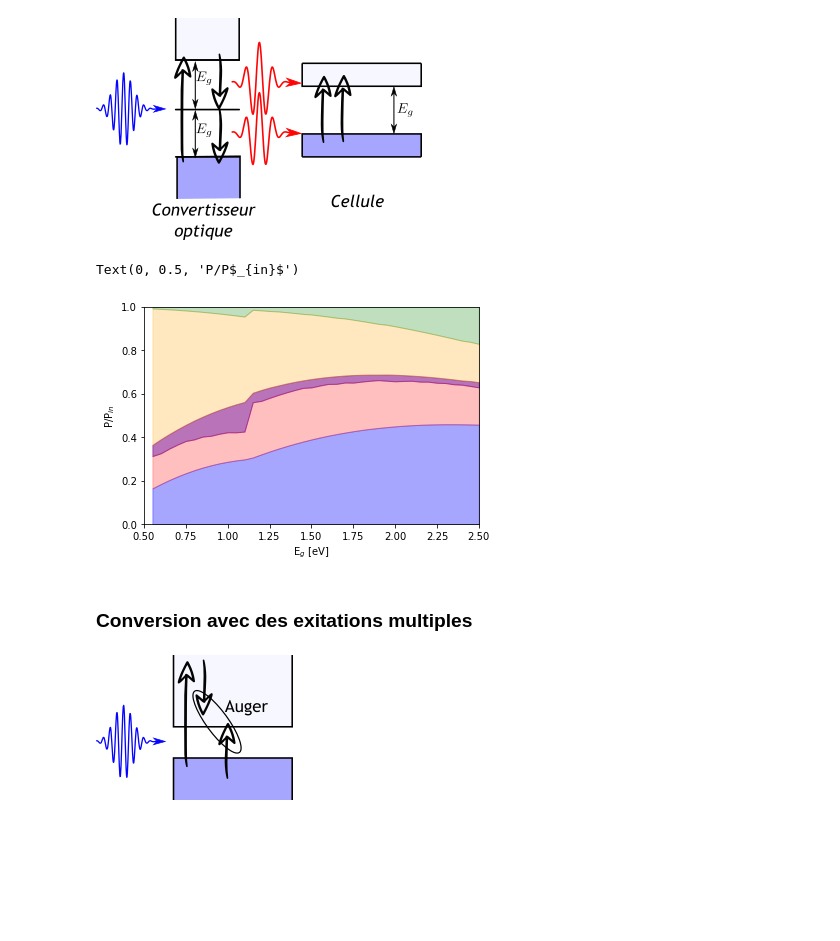
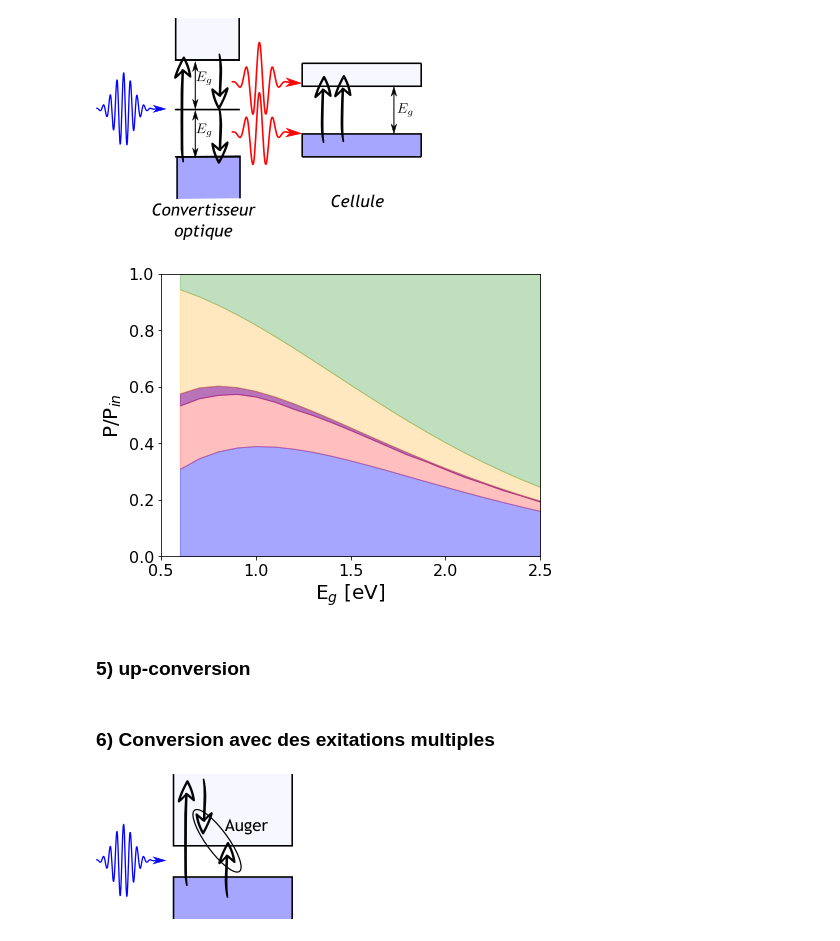
Before and after one commit to mamara1/AHESC, a Jupyter notebook: Advance_Solar_Cells.ipynb, the cells around one changed output. Saved outputs shown, nothing was run; the diff lists cells and outputs as text; code cells hidden in the pictures; blank space fills up the shorter version.

```diff
--- a/Advance_Solar_Cells.ipynb
+++ b/Advance_Solar_Cells.ipynb
@@ -28,15 +48,22 @@ eps_em = np.pi
 # %%
 PCE_lost = SC.Shockley_Quesseir(listEg1, Tamb, Tsun, eps_in, eps_em)
 # %%
-fig, ax = plt.subplots()
+filename = '0-shockley-queisser'
+fig, ax = plt.subplots(figsize=figSize)
+#plt.subplots_adjust(left=0.2)
+xLabel = 'E$_g$ [eV]'
+yLabel = 'P/P$_{in}$'
 ax.fill_between(listEg1, PCE_lost[0], 0, color='blue', alpha=0.350)
 ax.fill_between(listEg1,  PCE_lost[1], PCE_lost[0], color='red', alpha=0.25)
 ax.fill_between(listEg1,  PCE_lost[2], PCE_lost[1], color='purple', alpha=0.75)
-ax.fill_between(listEg1,  1, PCE_lost[2], color='green', alpha=0.25)
+ax.fill_between(listEg1,  PCE_lost[3], PCE_lost[2], color='orange', alpha=0.25)
+ax.fill_between(listEg1,  PCE_lost[4],  PCE_lost[3], color='green', alpha=0.25)
 ax.set_ylim(0, 1.)
 ax.set_xlim(0.5, 2.5)
-ax.set_xlabel('E$_g$ [eV]')
-ax.set_ylabel('P/P$_{in}$')
-plt.show()
+
+setLayout(dictPlotParams,xLabel=xLabel,yLabel=yLabel)
+
+savePlot(foldSaveFig,filename)
+
 print('Maximum efficiency= ', round(np.amax(PCE_lost[0]) *100,1),'%')
 # %% [output]
@@ -99,27 +130,31 @@ Text(0, 0.5, 'P/P$_{in}$')
 # %% [markdown]
 ![Downcnversion.png](attachment:Downcnversion.png)
 # %%
-PCE_lost = np.array(pd.read_table("data/IBSC.csv", sep=',', header=0))
+PCE_lost = np.array(pd.read_table("data/DownConv.csv", sep=',', header=0))
 # %%
-fig, ax = plt.subplots()
+filename = '3-down-conversion'
+fig, ax = plt.subplots(figsize=figSize)
 Col_lost = PCE_lost[:,1] + PCE_lost[:,5]
 Rad_lost = Col_lost + PCE_lost[:,4]
 Th_lost  = Rad_lost + PCE_lost[:,3]
 Abs_lost = Th_lost + PCE_lost[:,2]
-ax.fill_between(listEg1,  PCE_lost[:,1], 0, color='blue', alpha=0.350, label ='Convertie')
-ax.fill_between(listEg1,  Col_lost, PCE_lost[:,1], color='red', alpha=0.25, label ='Collectée')
-ax.fill_between(listEg1,  Rad_lost , Col_lost , color='purple', alpha=0.55, label ='Recombinée')
-ax.fill_between(listEg1,  Th_lost , Rad_lost , color='orange', alpha=0.25, label ='Thermalisée')
-ax.fill_between(listEg1,  Abs_lost, Th_lost, color='green', alpha=0.25, label ='Non absorbée')
+ax.fill_between(PCE_lost[:,0],  PCE_lost[:,1], 0, color='blue', alpha=0.350, label ='Convertie')
+ax.fill_between(PCE_lost[:,0],  Col_lost, PCE_lost[:,1], color='red', alpha=0.25, label ='Collectée')
+ax.fill_between(PCE_lost[:,0],  Rad_lost , Col_lost , color='purple', alpha=0.55, label ='Recombinée')
+ax.fill_between(PCE_lost[:,0],  Th_lost , Rad_lost , color='orange', alpha=0.25, label ='Thermalisée')
+ax.fill_between(PCE_lost[:,0],  Abs_lost, Th_lost, color='green', alpha=0.25, label ='Non absorbée')
 ax.set_ylim(0, 1.)
 ax.set_xlim(0.5, 2.5)
-ax.set_xlabel('E$_g$ [eV]')
-ax.set_ylabel('P/P$_{in}$')
+
+setLayout(dictPlotParams,xLabel=xLabel,yLabel=yLabel)
+
+savePlot(foldSaveFig,filename)
 # %% [output]
-Text(0, 0.5, 'P/P$_{in}$')
-[figure, old version]
+[figure, new version]
+# %% [markdown]
+### 5) up-conversion
 # %% [markdown]
-### Conversion avec des exitations multiples
+### 6) Conversion avec des exitations multiples
 # %% [markdown]
 ![MEG.png](attachment:MEG.png)
 # %%
```
Also changed, not shown: parts of 9 cells of this notebook, 1 other file.
